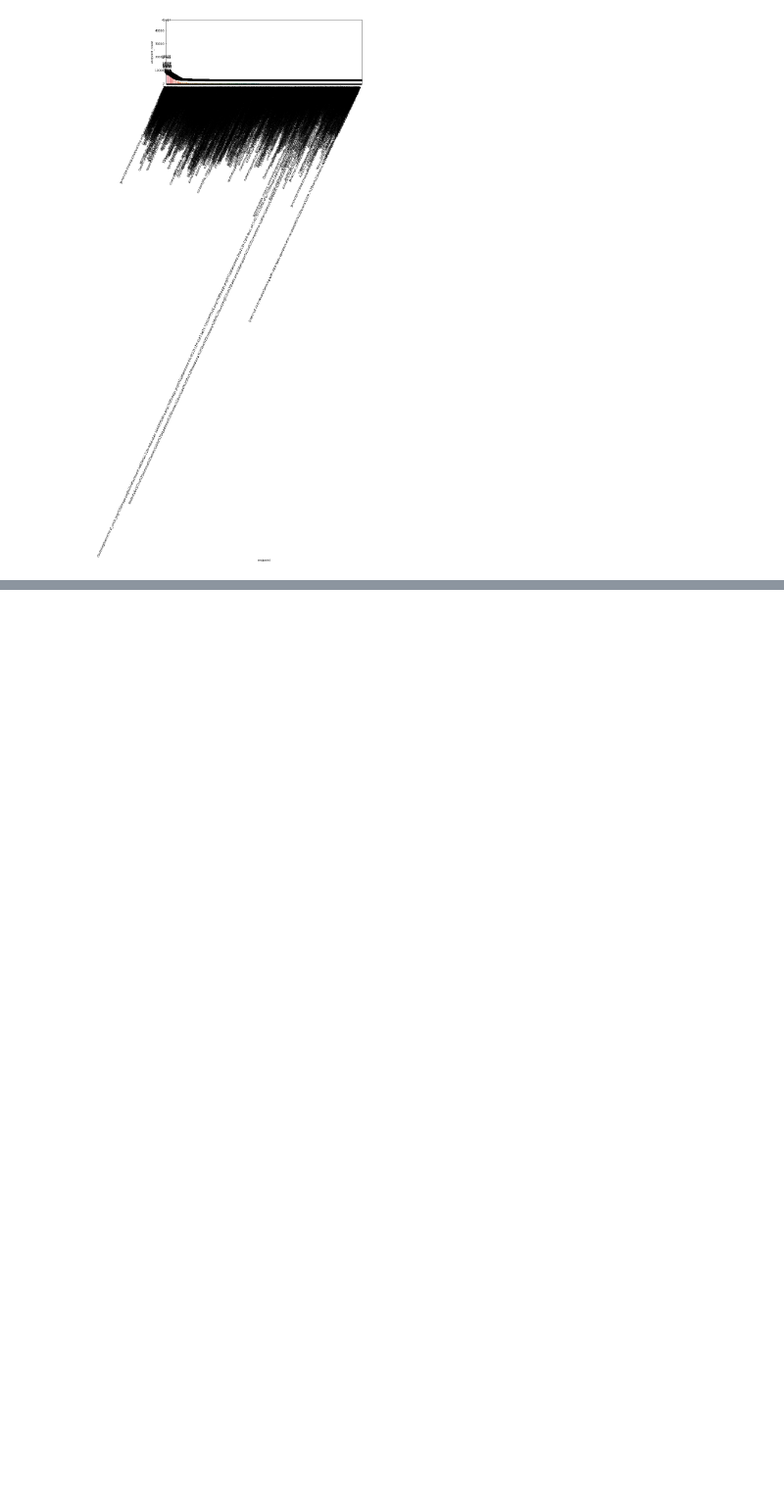
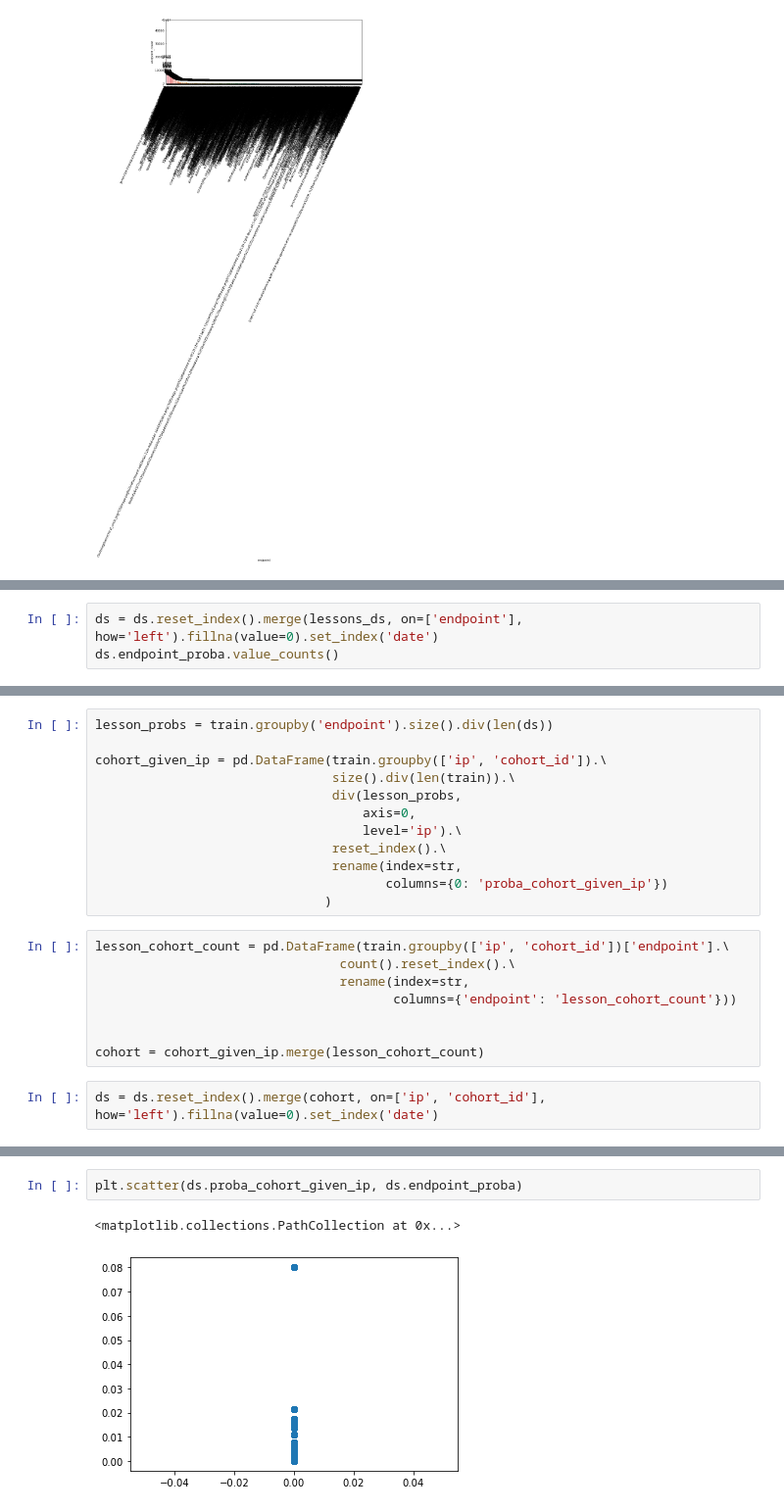
Before and after one commit to naqvi-and-vu/anomaly-detection-project, a Jupyter notebook: anna_scatchbook.ipynb, the cells around one changed output, grey strips where cells are left out. Shown at 98% size. Drawn from its saved outputs; the diff is of its cells as text; blank space fills up the shorter version.

```diff
--- a/anna_scatchbook.ipynb
+++ b/anna_scatchbook.ipynb
@@ -634,0 +960,3 @@ for p in splot.patches:
+# %%
+ds = ds.reset_index().merge(lessons_ds, on=['endpoint'], how='left').fillna(value=0).set_index('date')
+ds.endpoint_proba.value_counts()
@@ -634,0 +976,22 @@ for p in splot.patches:
+# %%
+lesson_probs = train.groupby('endpoint').size().div(len(ds))
+
+cohort_given_ip = pd.DataFrame(train.groupby(['ip', 'cohort_id']).\
+                               size().div(len(train)).\
+                               div(lesson_probs,
+                                   axis=0,
+                                   level='ip').\
+                               reset_index().\
+                               rename(index=str,
+                                      columns={0: 'proba_cohort_given_ip'})
+                              )
+# %%
+lesson_cohort_count = pd.DataFrame(train.groupby(['ip', 'cohort_id'])['endpoint'].\
+                                count().reset_index().\
+                                rename(index=str,
+                                       columns={'endpoint': 'lesson_cohort_count'}))
+
+
+cohort = cohort_given_ip.merge(lesson_cohort_count)
+# %%
+ds = ds.reset_index().merge(cohort, on=['ip', 'cohort_id'], how='left').fillna(value=0).set_index('date')
@@ -634,0 +1015,5 @@ for p in splot.patches:
+# %%
+plt.scatter(ds.proba_cohort_given_ip, ds.endpoint_proba)
+# %% [output]
+<matplotlib.collections.PathCollection at 0x...>
+[figure, added]
```
Also changed, not shown: parts of 82 cells of this notebook.
